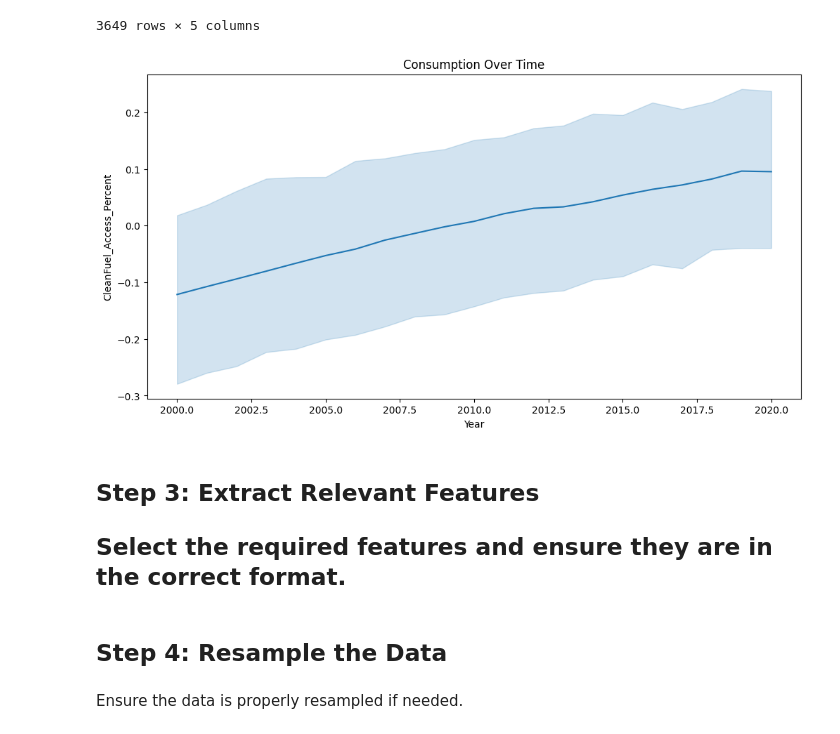
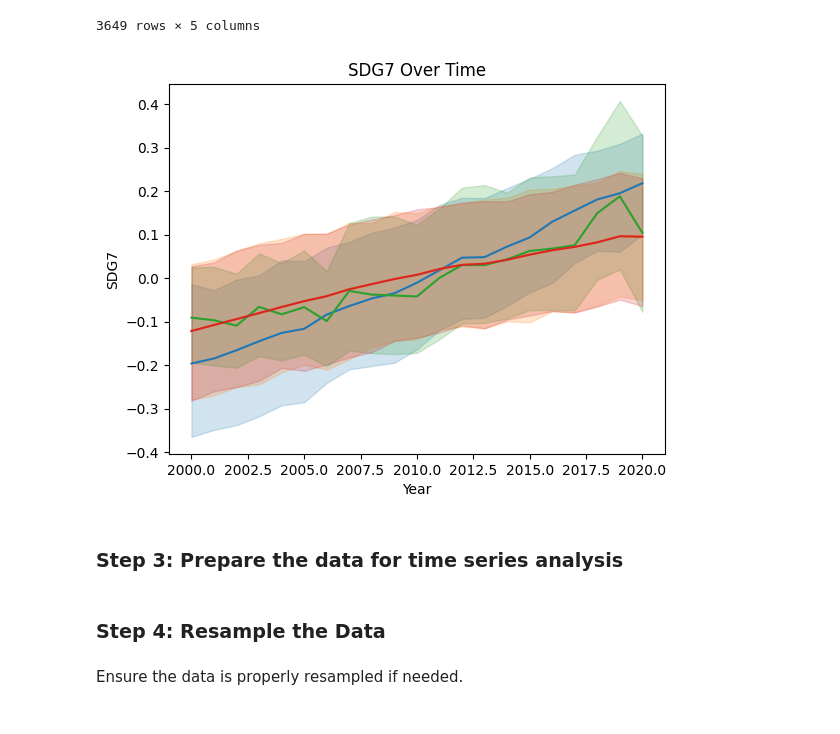
Before and after one commit to aojah1/sdg7, a Jupyter notebook: sustainability.ipynb, the cells around one changed output. Saved outputs shown, nothing was run; the diff lists cells and outputs as text; code cells hidden in the pictures.

Commit message:
visualize forecast

```diff
--- a/sustainability.ipynb
+++ b/sustainability.ipynb
@@ -444,19 +444,20 @@ df_features_time_series_scaled
 | 3648 | -0.862399 | -0.882490 | -0.137343 | -0.190988 | 2020 |
 3649 rows × 5 columns
 # %%
-plt.figure(figsize=(12, 6))
-#sns.lineplot(data=df_features_time_series_scaled, x='Year', y='Electricity_Access_Percent')
-#sns.lineplot(data=df_features_time_series_scaled, x='Year', y='CleanFuel_Access_Percent')
-#sns.lineplot(data=df_features_time_series_scaled, x='Year', y='Renewable_Electricity_PerPerson')
+#plt.figure(figsize=(12, 6))
+sns.lineplot(data=df_features_time_series_scaled, x='Year', y='Electricity_Access_Percent')
 sns.lineplot(data=df_features_time_series_scaled, x='Year', y='CleanFuel_Access_Percent')
-plt.title('Consumption Over Time')
-plt.show()
+sns.lineplot(data=df_features_time_series_scaled, x='Year', y='Renewable_Electricity_PerPerson')
+sdg = sns.lineplot(data=df_features_time_series_scaled, x='Year', y='CleanFuel_Access_Percent')
+
+# add label to the axis and label to the plot
+sdg.set(xlabel ="Year", ylabel = "SDG7", title ='SDG7 Over Time')
+fig = sdg.get_figure()
+fig.savefig("images/sdg7.jpg")
 # %% [output]
-[figure, old version]
+[figure, new version]
 # %% [markdown]
-## Step 3: Extract Relevant Features
-
-## Select the required features and ensure they are in the correct format.
+### Step 3: Prepare the data for time series analysis
 # %%
 df_features_time_series_cleaned = ''
 # Ensure the 'Year' column is in datetime format
@@ -469,7 +470,7 @@ df_features_time_series.set_index('Year', inplace=True)
 features = ['Electricity_Access_Percent', 'CleanFuel_Access_Percent', 'Renewable_Electricity_PerPerson', 'Co2_Emission_PerPerson_MetricTon']
 df_features_time_series_cleaned = df_features_time_series[features]
 # %% [markdown]
-## Step 4: Resample the Data
+### Step 4: Resample the Data
 # %% [markdown]
 Ensure the data is properly resampled if needed.
 # %%
```
Also changed, not shown: parts of 7 cells of this notebook, 8 other files.
